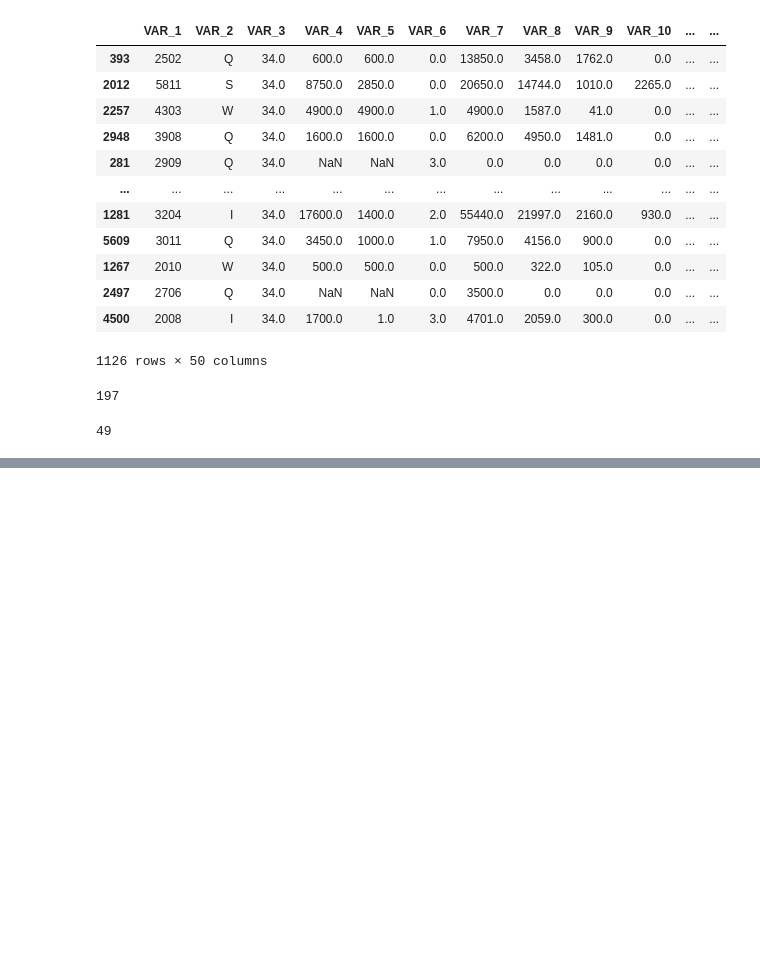
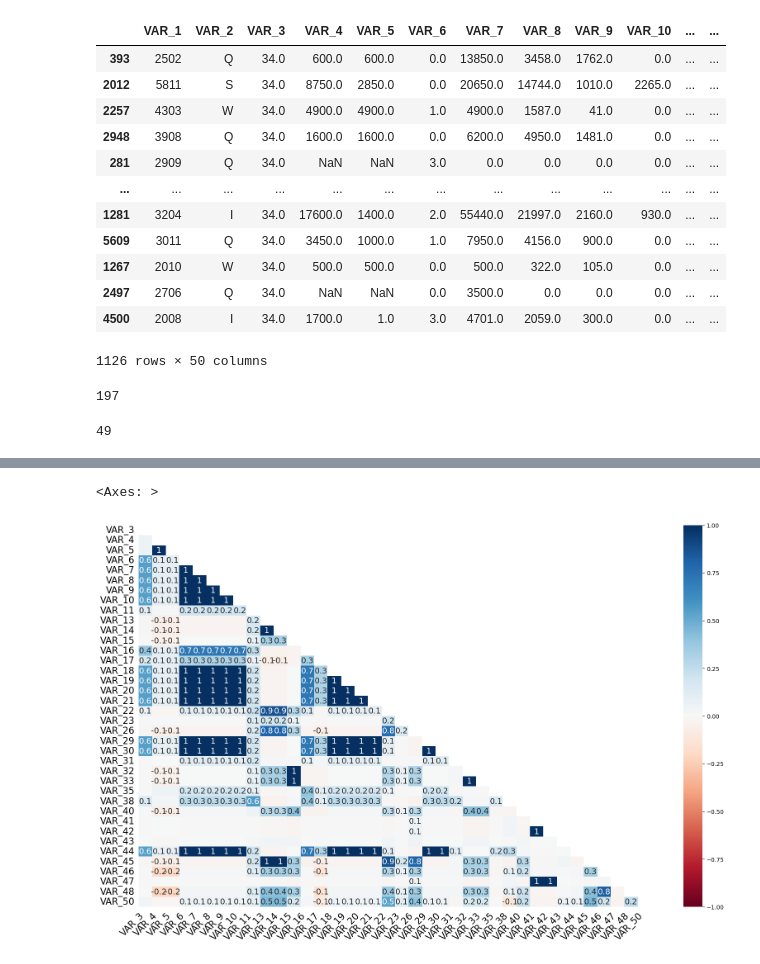
Before and after one commit to hasanmihalicli23/cc-fraud-detection-project, a Jupyter notebook: main.ipynb, the cells around one changed output, grey strips where cells are left out. Cells and saved outputs as stored; diff of their text form; code cells hidden in the pictures; blank space fills up the shorter version.

```diff
--- a/main.ipynb
+++ b/main.ipynb
@@ -133,2 +140,7 @@ y_test.sum()
+# %%
+msno.heatmap(X_train)
+# %% [output]
+<Axes: >
+[figure, added]
 # %%
 missingValues = df.isna().sum().sort_values(ascending=False)
```
Also changed, not shown: parts of 34 cells of this notebook.
